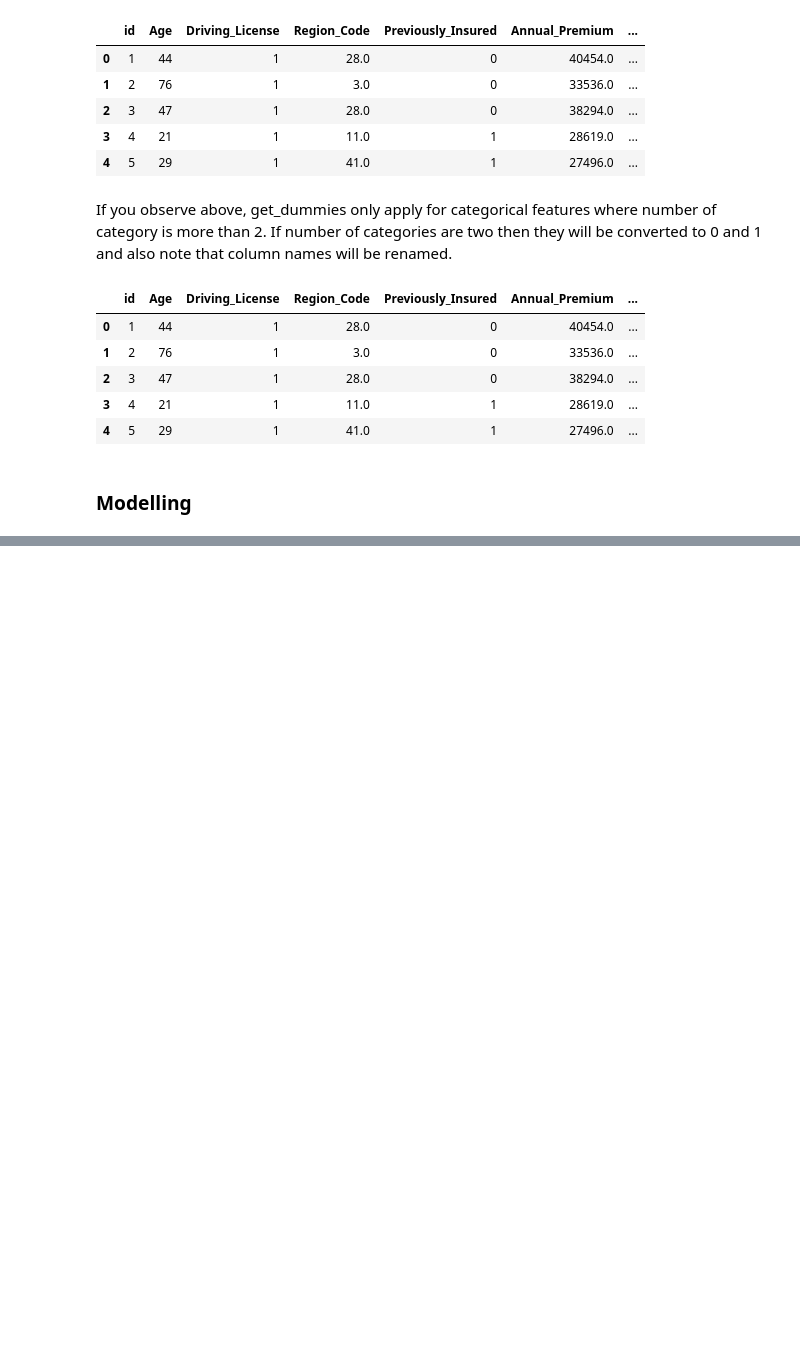
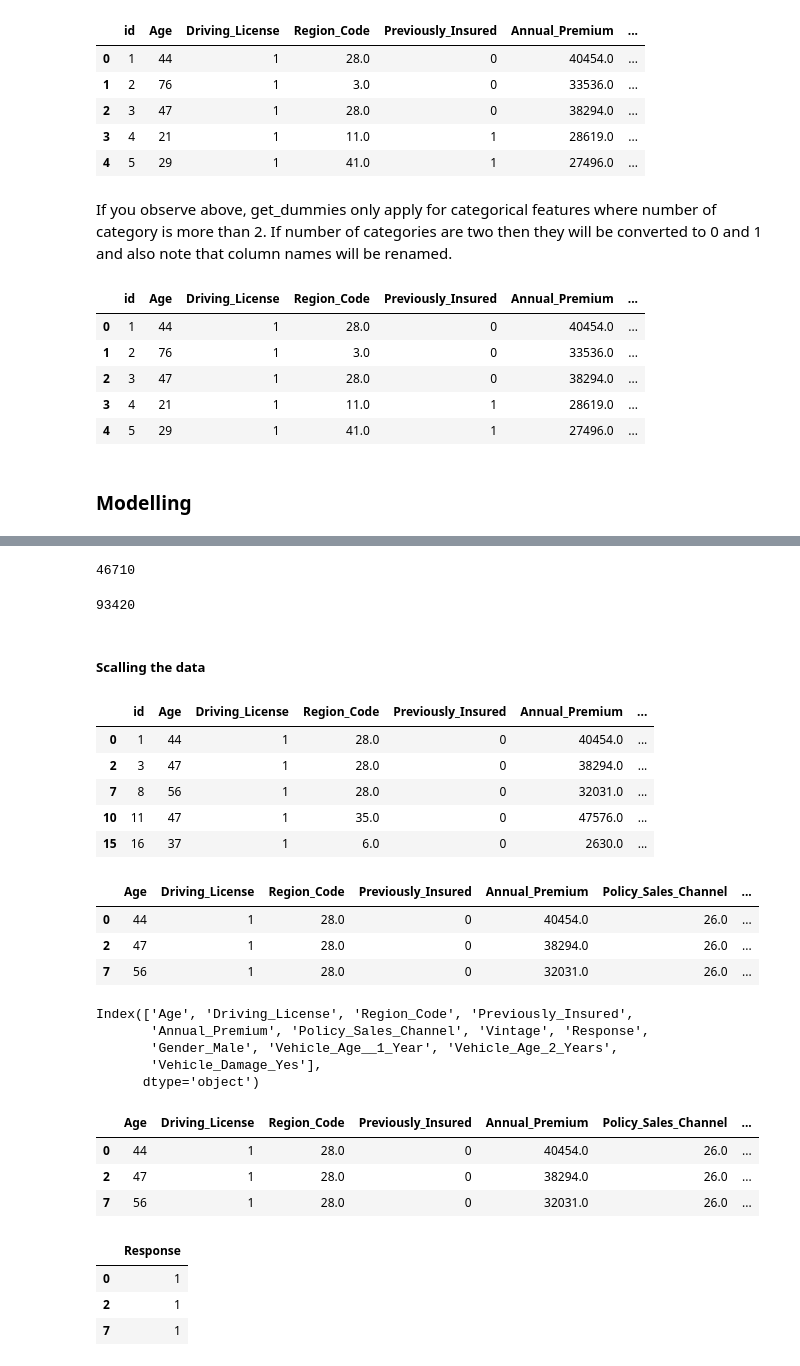
Before and after one commit to kaushik-holla/Health_Insurence_Crosssell_Prediciton, a Jupyter notebook: EDA and Prediction.ipynb, the cells around one changed output, grey strips where cells are left out. Cells and saved outputs as stored; diff of their text form; code cells hidden in the pictures; blank space fills up the shorter version.

Commit message:
Scaled the data

```diff
--- a/EDA and Prediction.ipynb
+++ b/EDA and Prediction.ipynb
@@ -304,0 +307,3 @@ train.head()
+# %%
+# Getting the records which have the value as 1 for response
+train_1 = train[train["Response"] == 1]
@@ -304,0 +314,3 @@ train.head()
+# %%
+# Getting the records which have value as 0 fro response
+train_0 = train[train["Response"] == 0]
@@ -304,0 +321,25 @@ train.head()
+# %%
+## Getting random samples of train_0 for modelling
+train_00 = train_0.sample(n = len(train_1))
+# %%
+len(train_00)
+# %% [output]
+46710
+# %%
+## Appending the two dataframes to have equal number of records when response = 1 and 0
+train_sampled = train_1.append(train_00)
+# %%
+len(train_sampled)
+# %% [output]
+93420
+# %% [markdown]
+##### Scalling the data
+# %%
+train_sampled.head()
+# %% [output]
+|  | id | Age | Driving_License | Region_Code | Previously_Insured | Annual_Premium | ... |
+| 0 | 1 | 44 | 1 | 28.0 | 0 | 40454.0 | ... |
+| 2 | 3 | 47 | 1 | 28.0 | 0 | 38294.0 | ... |
+| 7 | 8 | 56 | 1 | 28.0 | 0 | 32031.0 | ... |
+| 10 | 11 | 47 | 1 | 35.0 | 0 | 47576.0 | ... |
+| 15 | 16 | 37 | 1 | 6.0 | 0 | 2630.0 | ... |
@@ -304,0 +348,15 @@ train.head()
+# %%
+train_sampled.head(3)
+# %% [output]
+|  | Age | Driving_License | Region_Code | Previously_Insured | Annual_Premium | Policy_Sales_Channel | ... |
+| 0 | 44 | 1 | 28.0 | 0 | 40454.0 | 26.0 | ... |
+| 2 | 47 | 1 | 28.0 | 0 | 38294.0 | 26.0 | ... |
+| 7 | 56 | 1 | 28.0 | 0 | 32031.0 | 26.0 | ... |
+# %%
+train_sampled.columns
+# %% [output]
+Index(['Age', 'Driving_License', 'Region_Code', 'Previously_Insured',
+       'Annual_Premium', 'Policy_Sales_Channel', 'Vintage', 'Response',
+       'Gender_Male', 'Vehicle_Age__1_Year', 'Vehicle_Age_2_Years',
+       'Vehicle_Damage_Yes'],
+      dtype='object')
@@ -304,0 +368,14 @@ train.head()
+# %%
+X.head(3)
+# %% [output]
+|  | Age | Driving_License | Region_Code | Previously_Insured | Annual_Premium | Policy_Sales_Channel | ... |
+| 0 | 44 | 1 | 28.0 | 0 | 40454.0 | 26.0 | ... |
+| 2 | 47 | 1 | 28.0 | 0 | 38294.0 | 26.0 | ... |
+| 7 | 56 | 1 | 28.0 | 0 | 32031.0 | 26.0 | ... |
+# %%
+y.head(3)
+# %% [output]
+|  | Response |
+| 0 | 1 |
+| 2 | 1 |
+| 7 | 1 |
```
Also changed, not shown: parts of 9 cells of this notebook.
